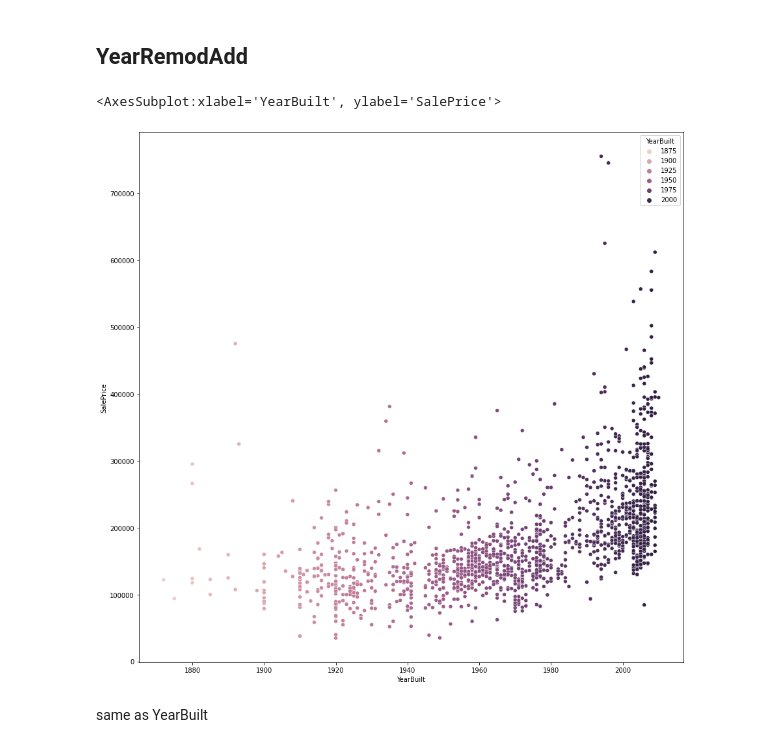
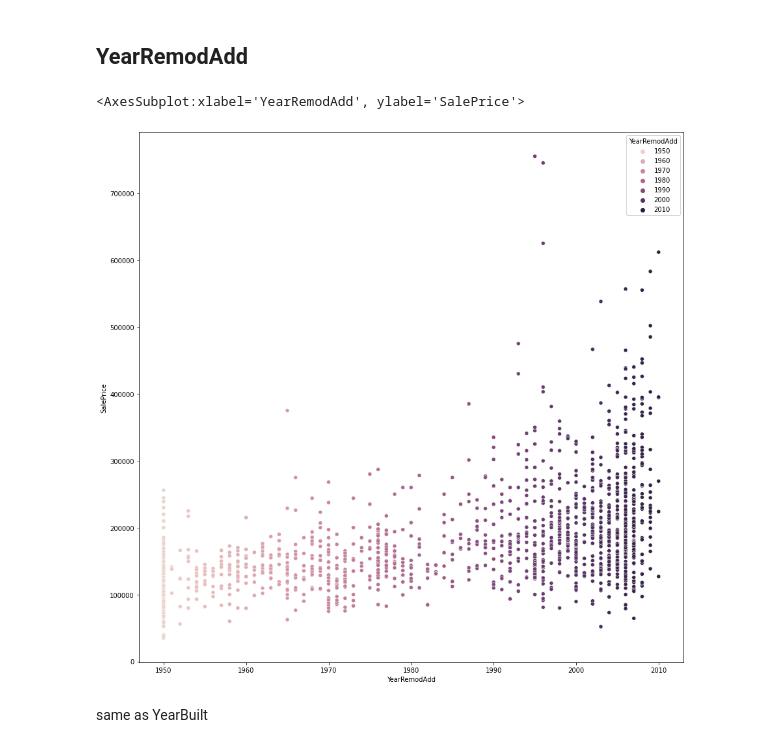
Before and after one commit to hoangquy18/Machine-Learning, a Jupyter notebook: Machine Learning/House/house.ipynb, the cells around one changed output. Saved outputs shown, nothing was run; the diff lists cells and outputs as text; code cells hidden in the pictures.

```diff
--- a/Machine Learning/House/house.ipynb
+++ b/Machine Learning/House/house.ipynb
@@ -79,6 +79,11 @@ na_list
 # %% [markdown]
 * Cate: MSSubClass, MSZoning, Street, LotShape, LandContour, Utilities, LotConfig, LandSlope, Neighborhood, Condition1, Condition2, BldgType, HouseStyle, OverallQual, OverallCond, RoofStyle, RoofMatl
 * Number:
+# %%
+def ScaleNotChangePrice(attribute,point_attribute,train_data= train_data):
+    mean_price = train_data[train_data[attribute] == point_attribute]["SalePrice"].mean()
+    interval = [mean_price-30000,mean_price+30000]
+    return train_data[(train_data['SalePrice'] > interval[0]) & (train_data['SalePrice'] < interval[1])][attribute].mean()
 # %% [markdown]
 ### MSSUBCLASS
 # %%
@@ -126,5 +131,5 @@ sns.scatterplot(data = train_data,x = 'LotFrontage',y= 'SalePrice')
 # %%
-train_data['LotFrontage'] = train_data['LotFrontage'].apply(lambda x: train_data['LotFrontage'].mean() if x > 250 else x)
+train_data['LotFrontage'] = train_data['LotFrontage'].apply(lambda x: ScaleNotChangePrice("LotFrontage",x) if x > 250 else x)
 # %%
 sns.scatterplot(data = train_data,x = 'LotFrontage',y= 'SalePrice')
 # %% [output]
@@ -145,5 +148,5 @@ mean_lotarea_high_200 = train_data[(train_data['SalePrice'] > 200000) & (train_d
 # %%
-train_data['LotArea'] = train_data['LotArea'].apply(lambda x: mean_lotarea_high_200 if x > 100000 else x)
+train_data['LotArea'] = train_data['LotArea'].apply(lambda x: ScaleNotChangePrice("LotArea",x) if x > 100000 else x)
 # %%
 plt.figure(figsize = (10,10))
 sns.scatterplot(data = train_data,x = 'LotArea',y='SalePrice')
@@ -309,10 +312,10 @@ higher year => higher price
 ## YearRemodAdd
 # %%
 plt.figure(figsize = (15,15))
-sns.scatterplot(data = train_data,x='YearBuilt',y='SalePrice',hue = 'YearBuilt')
+sns.scatterplot(data = train_data,x='YearRemodAdd',y='SalePrice',hue = 'YearRemodAdd')
 # %% [output]
-<AxesSubplot:xlabel='YearBuilt', ylabel='SalePrice'>
+<AxesSubplot:xlabel='YearRemodAdd', ylabel='SalePrice'>
-[figure, old version]
+[figure, new version]
 # %% [markdown]
 same as YearBuilt
 # %% [markdown]
```
Also changed, not shown: parts of 57 cells of this notebook.
